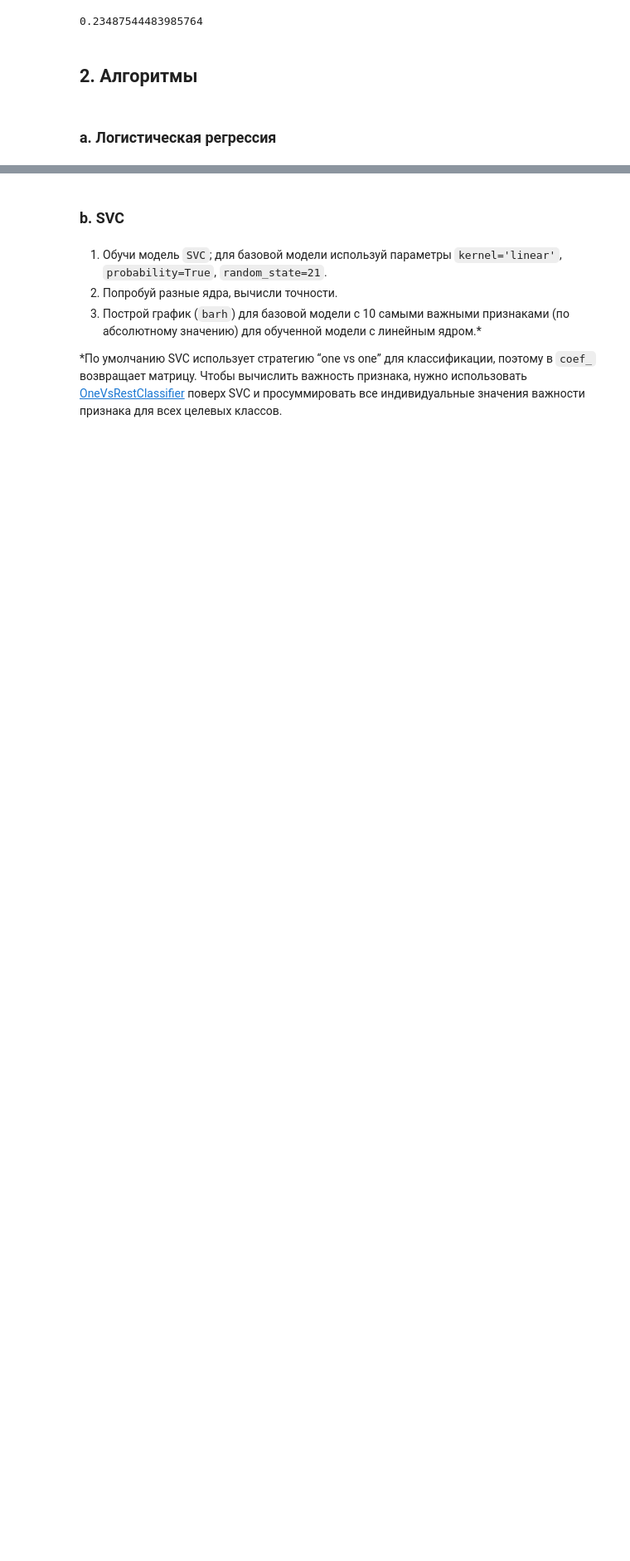
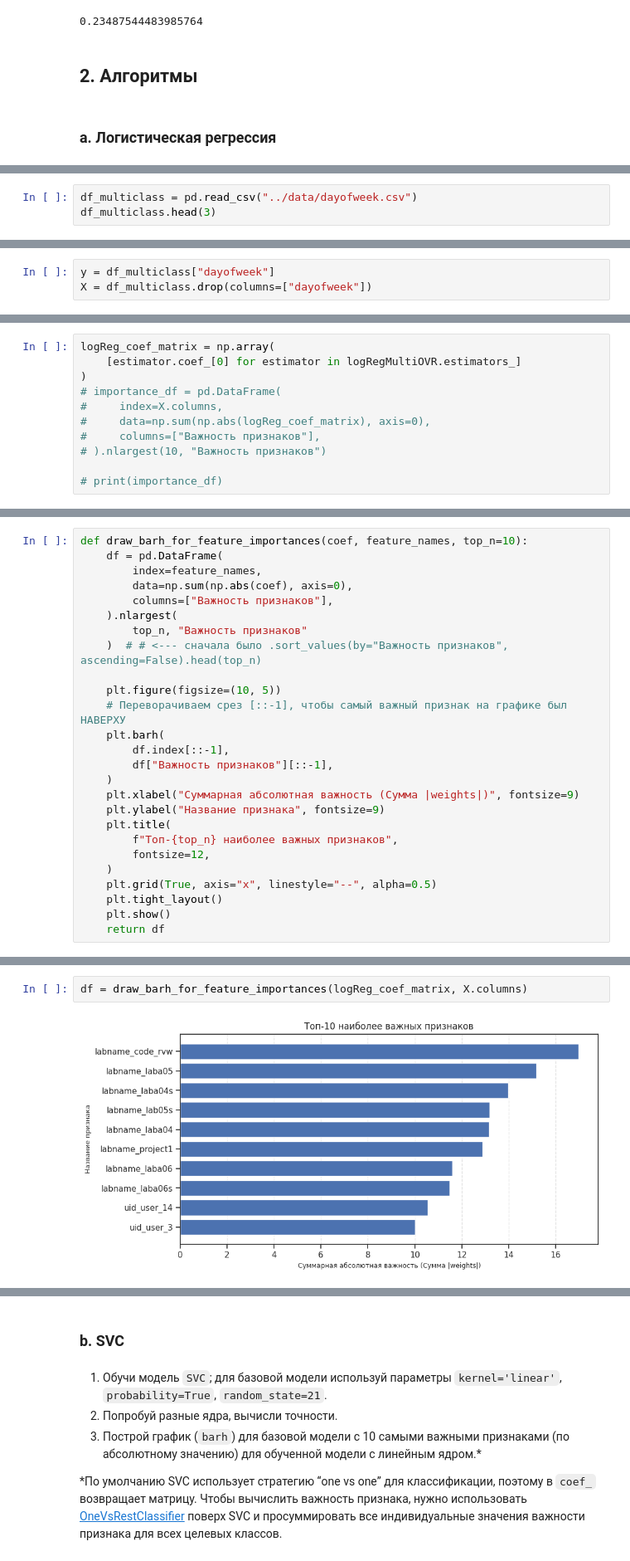
Before and after one commit to RunForJoy/ml-fundamentals-classification-regression-clustering, a Jupyter notebook: src/ex02/02_multiclass_one-hot_RU.ipynb, the cells around one changed output, grey strips where cells are left out. Shown at 83% size. Cells and saved outputs as stored; diff of their text form; blank space fills up the shorter version.

```diff
--- a/src/ex02/02_multiclass_one-hot_RU.ipynb
+++ b/src/ex02/02_multiclass_one-hot_RU.ipynb
@@ -117,0 +129,3 @@ print(naive_accuracy)
+# %%
+df_multiclass = pd.read_csv("../data/dayofweek.csv")
+df_multiclass.head(3)
@@ -117,0 +138,3 @@ print(naive_accuracy)
+# %%
+y = df_multiclass["dayofweek"]
+X = df_multiclass.drop(columns=["dayofweek"])
@@ -121,3 +165,14 @@ print(naive_accuracy)
 3. Напиши функцию, которая строит график (`barh`), принимая коэффициенты обученной модели, имена признаков и количество `top-n` наиболее важных признаков для отображения.
 4. Построй график (`barh`) для базовой модели с 10 самыми важными признаками (по абсолютному значению) для обученной модели.
 5. Помни, что это мульти-классовая классификация, и `coef_` возвращает матрицу — чтобы вычислить важность признака, нужно просуммировать все индивидуальные значения важности этого признака для всех целевых классов.
+# %%
+logReg_coef_matrix = np.array(
+    [estimator.coef_[0] for estimator in logRegMultiOVR.estimators_]
+)
+# importance_df = pd.DataFrame(
+#     index=X.columns,
+#     data=np.sum(np.abs(logReg_coef_matrix), axis=0),
+#     columns=["Важность признаков"],
+# ).nlargest(10, "Важность признаков")
+
+# print(importance_df)
@@ -123,0 +181,26 @@ print(naive_accuracy)
+# %%
+def draw_barh_for_feature_importances(coef, feature_names, top_n=10):
+    df = pd.DataFrame(
+        index=feature_names,
+        data=np.sum(np.abs(coef), axis=0),
+        columns=["Важность признаков"],
+    ).nlargest(
+        top_n, "Важность признаков"
+    )  # # <--- сначала было .sort_values(by="Важность признаков", ascending=False).head(top_n)
+
+    plt.figure(figsize=(10, 5))
+    # Переворачиваем срез [::-1], чтобы самый важный признак на графике был НАВЕРХУ
+    plt.barh(
+        df.index[::-1],
+        df["Важность признаков"][::-1],
+    )
+    plt.xlabel("Суммарная абсолютная важность (Сумма |weights|)", fontsize=9)
+    plt.ylabel("Название признака", fontsize=9)
+    plt.title(
+        f"Топ-{top_n} наиболее важных признаков",
+        fontsize=12,
+    )
+    plt.grid(True, axis="x", linestyle="--", alpha=0.5)
+    plt.tight_layout()
+    plt.show()
+    return df
@@ -123,0 +210,4 @@ print(naive_accuracy)
+# %%
+df = draw_barh_for_feature_importances(logReg_coef_matrix, X.columns)
+# %% [output]
+[figure, added]
```
Also changed, not shown: parts of 18 cells of this notebook, 1 other file.
